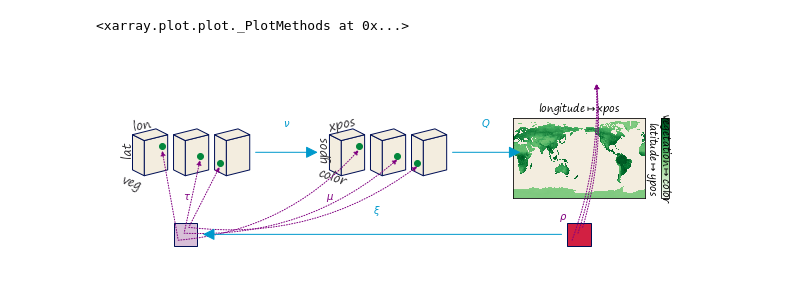
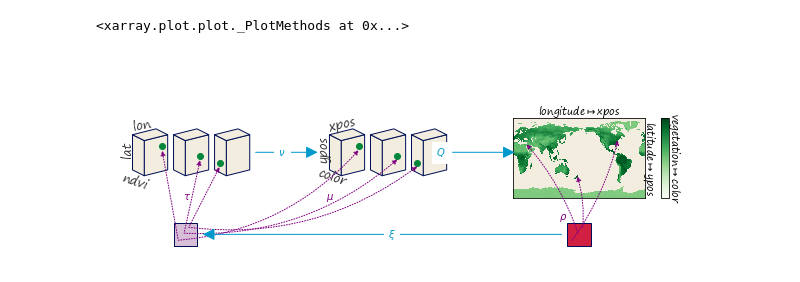
Before and after one commit to story645/proposal, a Jupyter notebook: figures/math/code/q_figs.ipynb, the cells around one changed output. Saved outputs shown, nothing was run; the diff lists cells and outputs as text; code cells hidden in the pictures.

Commit message:
fixing rest of labels on q, mostly

```diff
--- a/figures/math/code/q_figs.ipynb
+++ b/figures/math/code/q_figs.ipynb
@@ -644,10 +367,17 @@ x = [.3, .63, .80]
 y = [.75, .67, .61]
 xi = [.44,.49, .53]
 yi = np.array([.05, .11, .16])-.1
+imap = [(40.7128, -74.0060%360), (31.7683, 35.2137), (-40.9006, 174.8860)]
 
 axd['E'].scatter(x,y, color=dc, zorder=10)
 axd['V'].scatter(x,y, color=dc, zorder=10)
 
+
+data = ds['data'].mean('time')
+axsub = axd['H'].inset_axes([.1, .3, .8, .4] )
+axcub = axd['H'].inset_axes([1, .3, .05, .4])
+im = data.plot(ax=axsub, cmap='Greens', add_colorbar=False)
+cb = plt.colorbar(im, cax=axcub, ticks=[],fraction=35)
 
 for i, off in enumerate([-.05, .3, .65]):
 
@@ -672,7 +402,7 @@ for i, off in enumerate([-.05, .3, .65]):
     fig.add_artist(a2)
 
     a3 = mpatches.ConnectionPatch(xyA=(xi[i],yi[i]), coordsA=axd['H'].transData,
-                      xyB=(x[i],y[i]), coordsB=axsub.transData,  arrowstyle="-|>",
+                      xyB=(imap[i][1],imap[i][0]), coordsB=axsub.transData,  arrowstyle="-|>",
                                   mutation_scale=10, connectionstyle="arc3,rad=0.1",
                                  linestyle=':', color=oc)
     fig.add_artist(a3)
@@ -686,51 +416,42 @@ a3 = mpatches.ConnectionPatch(xyA=(0.35, 0), coordsA=axd['H'].transData,
                       xyB=(.65, 0), coordsB=axd['E'].transData,  arrowstyle="-|>",
                                   mutation_scale=25, zorder=10, color=ac)
 fig.add_artist(a3)
+atext_kw = {'color':ac, 'va':'center', 'ha':'center', 'zorder':10, 'bbox':{'color':'white'}}
+
+fig.text(-1.1, a3.xy1[1], r'$\xi$', transform=axd['H'].transData, **atext_kw)
 
 a4 = mpatches.ConnectionPatch(xyA=(1.1,.7), coordsA=axd['E'].transData,
                       xyB=(-.05, .7), coordsB=axd['V'].transData,  arrowstyle="-|>",
                                   mutation_scale=25, zorder=10, color=ac)
 fig.add_artist(a4)
+fig.text(1.325, a4.xy1[1], r'$\nu$', transform=axd['E'].transData, **atext_kw)
+
 a5 = mpatches.ConnectionPatch(xyA=(1.1,.7), coordsA=axd['V'].transData,
-                      xyB=(0, .7), coordsB=axd['H'].transData,  arrowstyle="-|>",
+                      xyB=(-0.05, .7), coordsB=axd['H'].transData,  arrowstyle="-|>",
                                   mutation_scale=25, zorder=10, color=ac)
 fig.add_artist(a5)
-
-fig.text(.5, .35, r'$\xi$', color=ac)
-fig.text(.375, .59, r'$\nu$', color=ac)
-fig.text(.65, .59, r'$Q$', color=ac)
+fig.text(1, a5.xy1[1], r'$Q$', transform=axd['V'].transData, **atext_kw)
 
 axd['E'].text(.04,.89, 'lon', rotation=12, fontsize=12)
 axd['E'].text(-.06,.69, 'lat', rotation=90, fontsize=12)
-axd['E'].text(-.06,.39, '', rotation=-20, fontsize=12)
+axd['E'].text(-.06,.39, 'ndvi', rotation=-20, fontsize=12)
 
 axd['V'].text(.04,.89, 'xpos', rotation=12, fontsize=12)
 axd['V'].text(-.06,.65, 'ypos', rotation=90, fontsize=12)
 axd['V'].text(-.06,.42, 'color', rotation=-20, fontsize=12)
 
 
-data = ds['data'].mean('time')
-axsub = axd['H'].inset_axes([.1, .3, .8, .4] )
-axcub = axd['H'].inset_axes([1, .3, .05, .4])
 
-
-im = data.plot(ax=axsub, cmap='Greens', add_colorbar=False)
-cb = plt.colorbar(im, cax=axcub, ticks=[],fraction=35)
-cb.set_label('vegetation'+r'$\mapsto$'+'color', rotation=270)
-
-axsub.set(xticklabels=[], yticklabels=[])
-
-
+cb.set_label('vegetation'+r'$\mapsto$'+'color', rotation=270, labelpad=13)
 axsub.xaxis.set_label_position('top')
 axsub.yaxis.set_label_position('right')
 axsub.set_xlabel('longitude'+r'$\mapsto$'+'xpos')
 axsub.set_ylabel('latitude'+r'$\mapsto$'+'ypos', rotation=270, labelpad=12)
-
-axsub.tick_params(length=0, labelbottom=False, labeltop=True, labelleft=False, labelright=True)
-#pcm = axsub.imshow(data, cmap='Greens', interpolation='none', origin='upper')
+axsub.set(xticklabels=[], yticklabels=[])
+axsub.tick_params(length=0)
 for k in axd:
     axd[k].axis('off')
 
 fig.savefig(proposal_path/"image.png", bbox_inches='tight' , facecolor='white')
 # %% [output]
-[figure, old version]
+[figure, new version]
```
Also changed, not shown: parts of 8 cells of this notebook.
